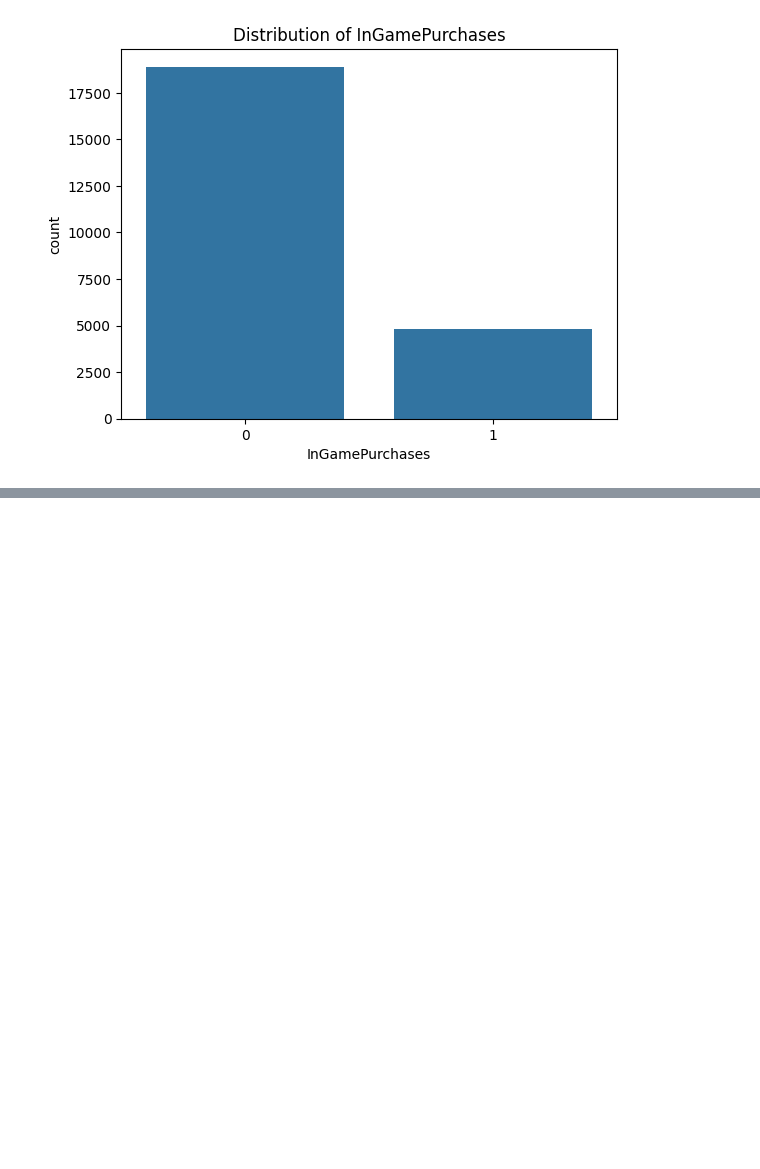
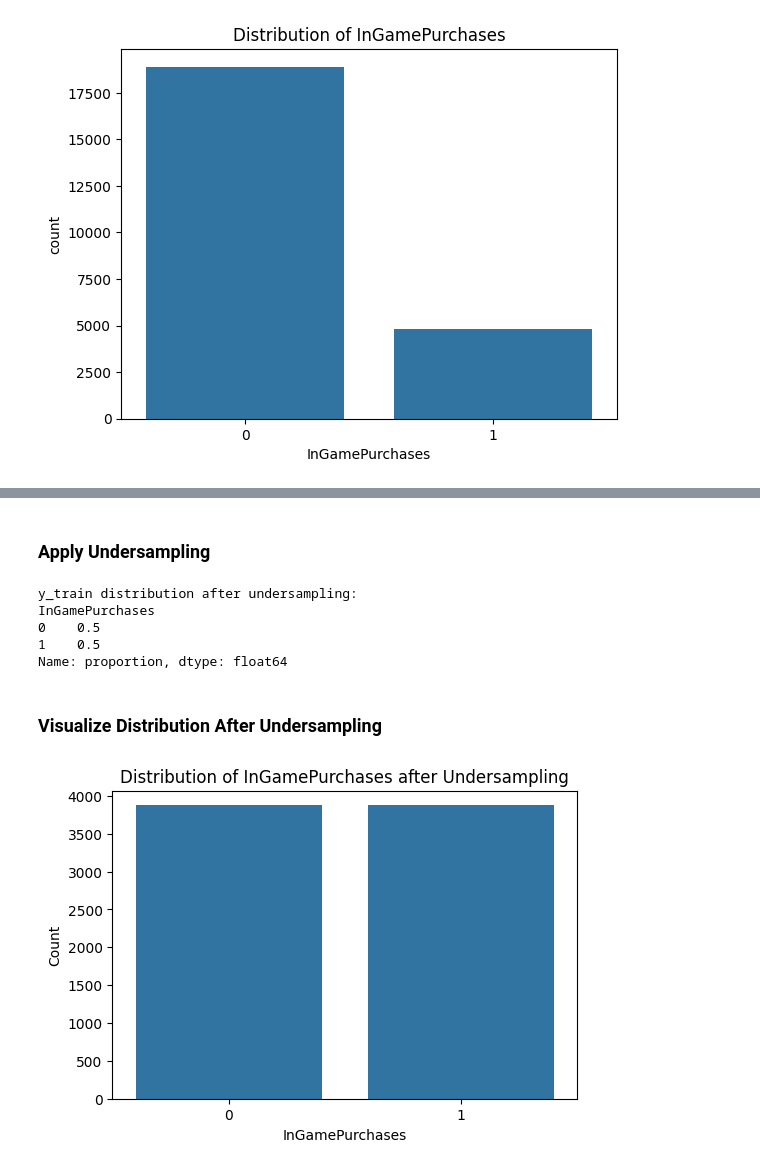
Before and after one commit to p4triko/Microtransaction-Prediction-IDS25, a Jupyter notebook: Project_B10_Predict_Microtransaction.ipynb, the cells around one changed output, grey strips where cells are left out. Cells and saved outputs as stored; diff of their text form; code cells hidden in the pictures; blank space fills up the shorter version.

Commit message:
Apply encoding for categorical features and undersampling to combat target data unbalance.

```diff
--- a/Project_B10_Predict_Microtransaction.ipynb
+++ b/Project_B10_Predict_Microtransaction.ipynb
@@ -175,0 +181,9 @@ plt.show()
+# %%
+categorical_cols = df.select_dtypes(include=['object']).columns
+print(f"Categorical columns identified: {list(categorical_cols)}")
+
+# Apply one-hot encoding and drop original columns
+df = pd.get_dummies(df, columns=categorical_cols, drop_first=True)
+
+print("DataFrame after one-hot encoding:")
+print(df.head())
@@ -175,0 +253,13 @@ plt.show()
+# %%
+# Separate features (X) and target (y)
+X = df.drop(columns=[target_column])
+y = df[target_column]
+
+print(f"Shape of X: {X.shape}")
+print(f"Shape of y: {y.shape}")
+
+# Split data into training and testing sets
+from sklearn.model_selection import train_test_split
+X_train, X_test, y_train, y_test = train_test_split(X, y, test_size=0.2, random_state=42, stratify=y)
+
+print(f"y_train distribution before undersampling:\n{y_train.value_counts(normalize=True)}")
@@ -175,0 +274,27 @@ plt.show()
+# %% [markdown]
+### Apply Undersampling
+# %%
+# Apply RandomUnderSampler to balance the training data
+from imblearn.under_sampling import RandomUnderSampler
+
+rus = RandomUnderSampler(random_state=42)
+X_resampled, y_resampled = rus.fit_resample(X_train, y_train)
+
+print(f"y_train distribution after undersampling:\n{y_resampled.value_counts(normalize=True)}")
+# %% [output]
+y_train distribution after undersampling:
+InGamePurchases
+0    0.5
+1    0.5
+Name: proportion, dtype: float64
+# %% [markdown]
+### Visualize Distribution After Undersampling
+# %%
+plt.figure(figsize=(6, 4))
+sns.countplot(x=y_resampled)
+plt.title('Distribution of InGamePurchases after Undersampling')
+plt.xlabel('InGamePurchases')
+plt.ylabel('Count')
+plt.show()
+# %% [output]
+[figure, added]
```
Also changed, not shown: parts of 16 cells of this notebook.
